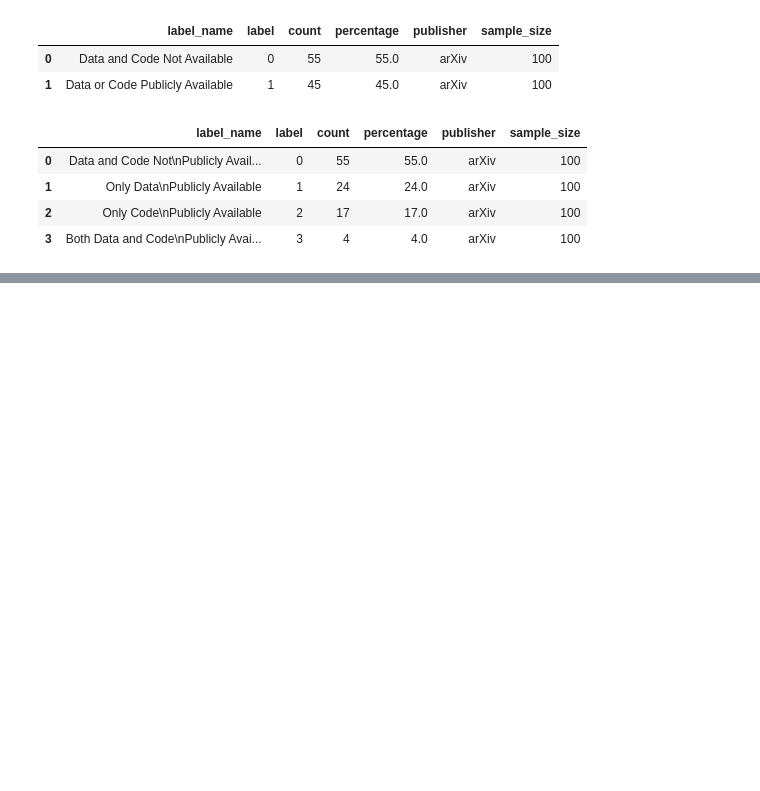
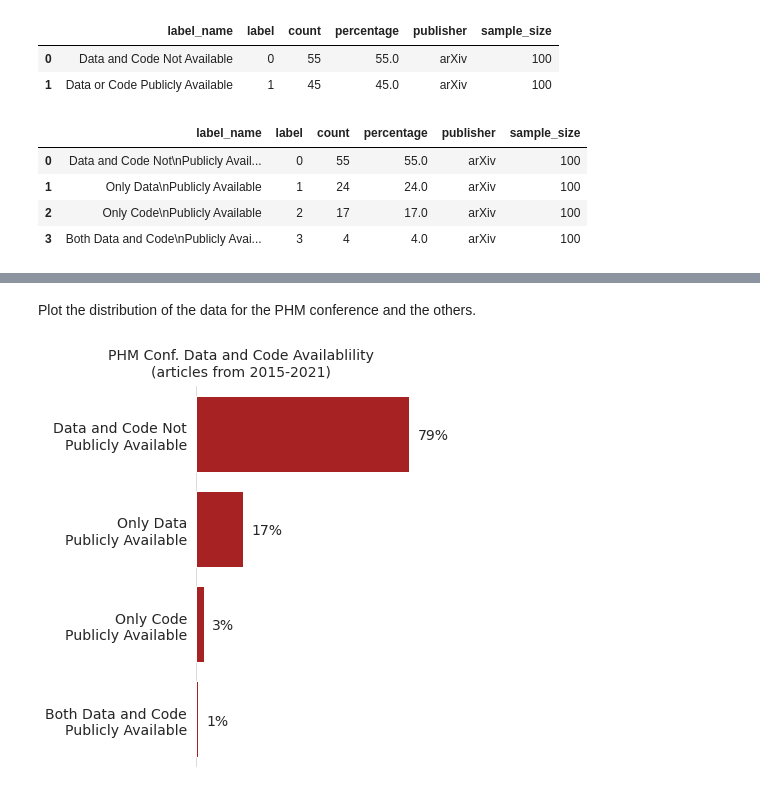
Before and after one commit to tvhahn/arxiv-code-search, a Jupyter notebook: notebooks/summarize_manual_labels.ipynb, the cells around one changed output, grey strips where cells are left out. Drawn from its saved outputs; the diff is of its cells as text; code cells hidden in the pictures; blank space fills up the shorter version.

```diff
--- a/notebooks/summarize_manual_labels.ipynb
+++ b/notebooks/summarize_manual_labels.ipynb
@@ -91,0 +151,11 @@ df_label_count_all
+# %% [markdown]
+Plot the distribution of the data for the PHM conference and the others.
+# %%
+plot_individual_publisher(
+    df_all,
+    publisher_name="PHM Conf.",
+    title="PHM Conf. Data and Code Availablility\n(articles from 2015-2021)",
+    bar_color="#bd0c0c", # red-ish color
+)
+# %% [output]
+[figure, added]
```
Also changed, not shown: parts of 8 cells of this notebook, 1 other file.
